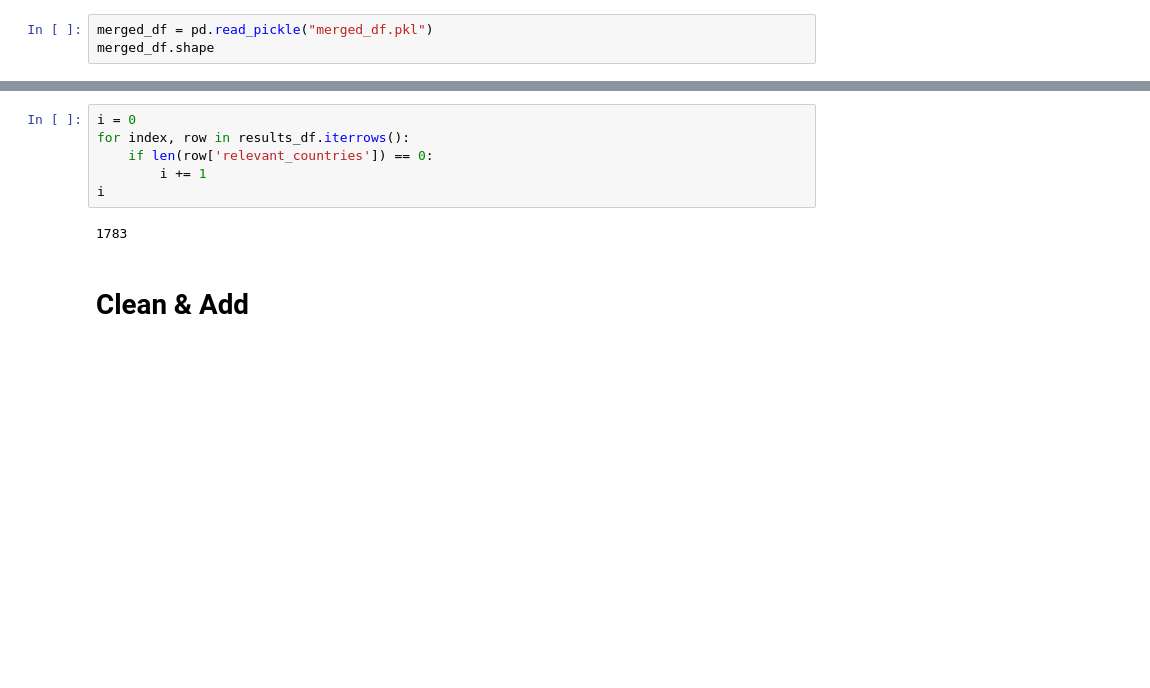
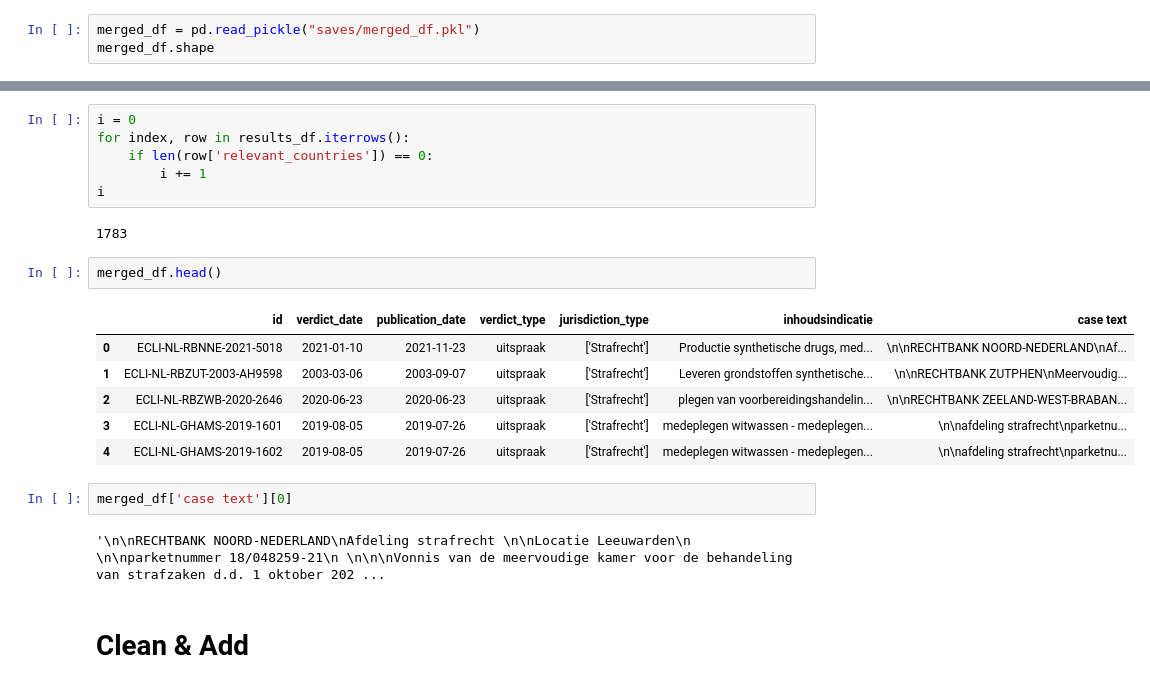
Before and after one commit to uvadsp/notebooks, a Jupyter notebook: rechtspraak/Cleaning & Validation.ipynb, the cells around one changed output, grey strips where cells are left out. Drawn from its saved outputs; the diff is of its cells as text; blank space fills up the shorter version.

```diff
--- a/rechtspraak/Cleaning & Validation.ipynb
+++ b/rechtspraak/Cleaning & Validation.ipynb
@@ -12,5 +17,5 @@ results_df.shape
 # %%
-merged_df = pd.read_pickle("merged_df.pkl")
+merged_df = pd.read_pickle("saves/merged_df.pkl")
 merged_df.shape
 # %% [output]
 (18462, 7)
@@ -32,6 +37,19 @@ for index, row in results_df.iterrows():
 i
 # %% [output]
 1783
+# %%
+merged_df.head()
+# %% [output]
+|  | id | verdict_date | publication_date | verdict_type | jurisdiction_type | inhoudsindicatie | case text |
+| 0 | ECLI-NL-RBNNE-2021-5018 | 2021-01-10 | 2021-11-23 | uitspraak | ['Strafrecht'] | Productie synthetische drugs, med... | \n\nRECHTBANK NOORD-NEDERLAND\nAf... |
+| 1 | ECLI-NL-RBZUT-2003-AH9598 | 2003-03-06 | 2003-09-07 | uitspraak | ['Strafrecht'] | Leveren grondstoffen synthetische... | \n\nRECHTBANK ZUTPHEN\nMeervoudig... |
+| 2 | ECLI-NL-RBZWB-2020-2646 | 2020-06-23 | 2020-06-23 | uitspraak | ['Strafrecht'] | plegen van voorbereidingshandelin... | \n\nRECHTBANK ZEELAND-WEST-BRABAN... |
+| 3 | ECLI-NL-GHAMS-2019-1601 | 2019-08-05 | 2019-07-26 | uitspraak | ['Strafrecht'] | medeplegen witwassen - medeplegen... | \n\nafdeling strafrecht\nparketnu... |
+| 4 | ECLI-NL-GHAMS-2019-1602 | 2019-08-05 | 2019-07-26 | uitspraak | ['Strafrecht'] | medeplegen witwassen - medeplegen... | \n\nafdeling strafrecht\nparketnu... |
+# %%
+merged_df['case text'][0]
+# %% [output]
+'\n\nRECHTBANK NOORD-NEDERLAND\nAfdeling strafrecht \n\nLocatie Leeuwarden\n \n\nparketnummer 18/048259-21\n \n\n\nVonnis van de meervoudige kamer voor de behandeling van strafzaken d.d. 1 oktober 202 ...
 # %% [markdown]
 # Clean & Add
 # %% [markdown]
```
Also changed, not shown: parts of 3 cells of this notebook, 6 other files.
